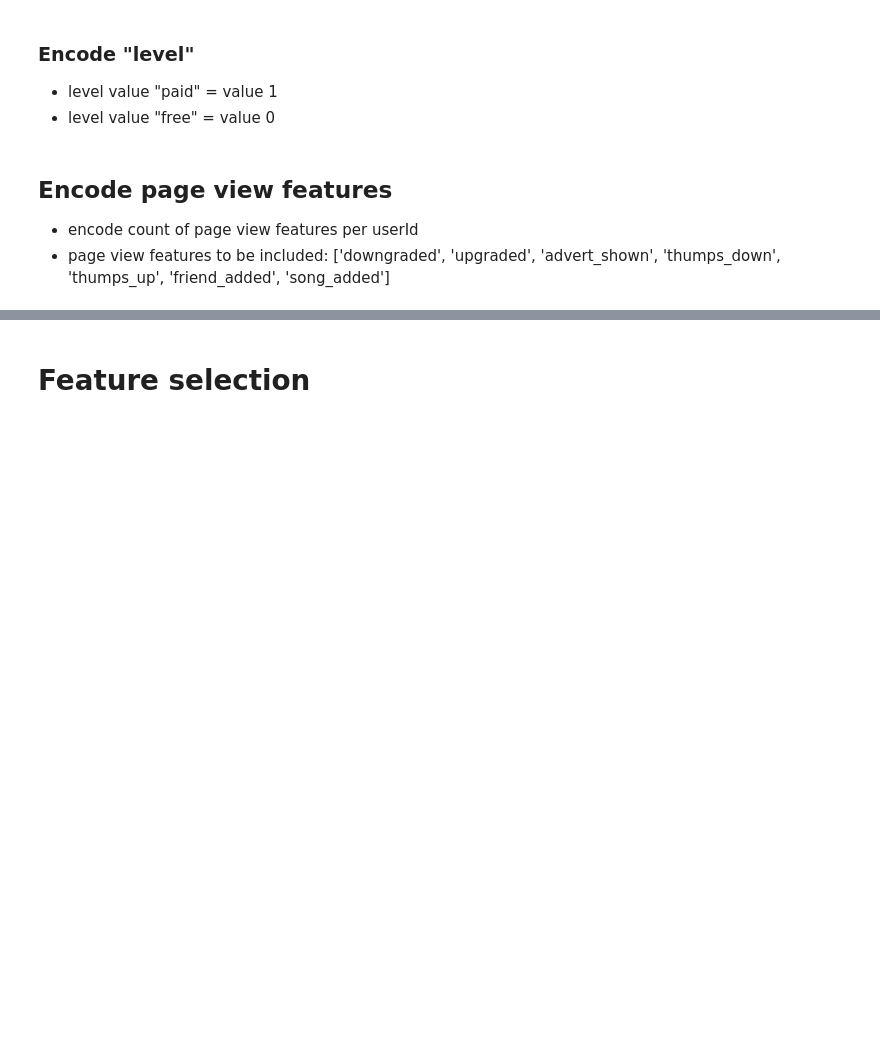
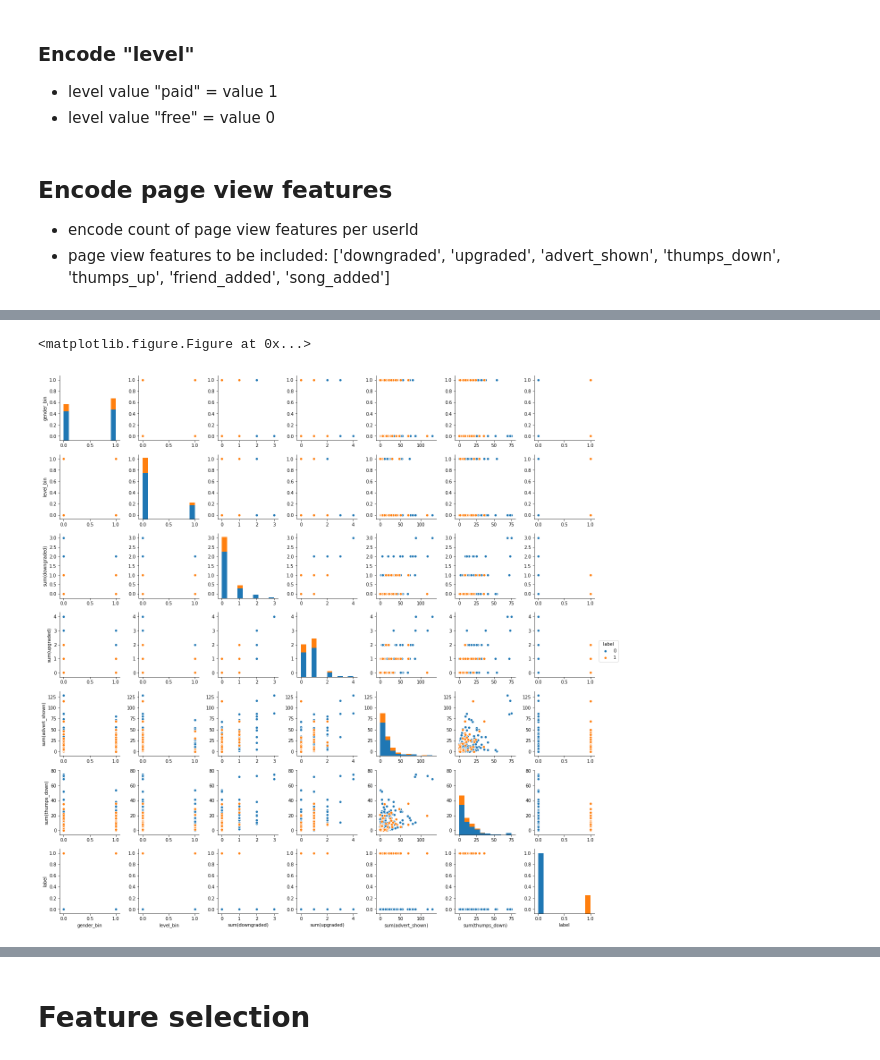
Before and after one commit to bofflord/sparkify, a Jupyter notebook: Sparkify.ipynb, the cells around one changed output, grey strips where cells are left out. Saved outputs shown, nothing was run; the diff lists cells and outputs as text; code cells hidden in the pictures; blank space fills up the shorter version.

```diff
--- a/Sparkify.ipynb
+++ b/Sparkify.ipynb
@@ -466,0 +565,8 @@ features_df = features_df.join(total_user_session_time, "userId", how="left")
+# %%
+pd_features_df = features_df.toPandas()
+# %%
+features_wo_id_label = pd_features_df.columns.values.tolist()[2:]
+first_features_df = pd_features_df[features_wo_id_label[:-6]]
+first_features_df["label"] = pd_features_df["label"]
+second_features_df = pd_features_df[features_wo_id_label[:6]]
+second_features_df["label"] = pd_features_df["label"]
@@ -466,0 +584,7 @@ features_df = features_df.join(total_user_session_time, "userId", how="left")
+# %%
+# show relationship between variables for all features
+plt.figure(figsize=(25, 25))
+sns.pairplot(first_features_df, hue="label");
+# %% [output]
+<matplotlib.figure.Figure at 0x...>
+[figure, added]
```
Also changed, not shown: parts of 34 cells of this notebook, 1 other file.
